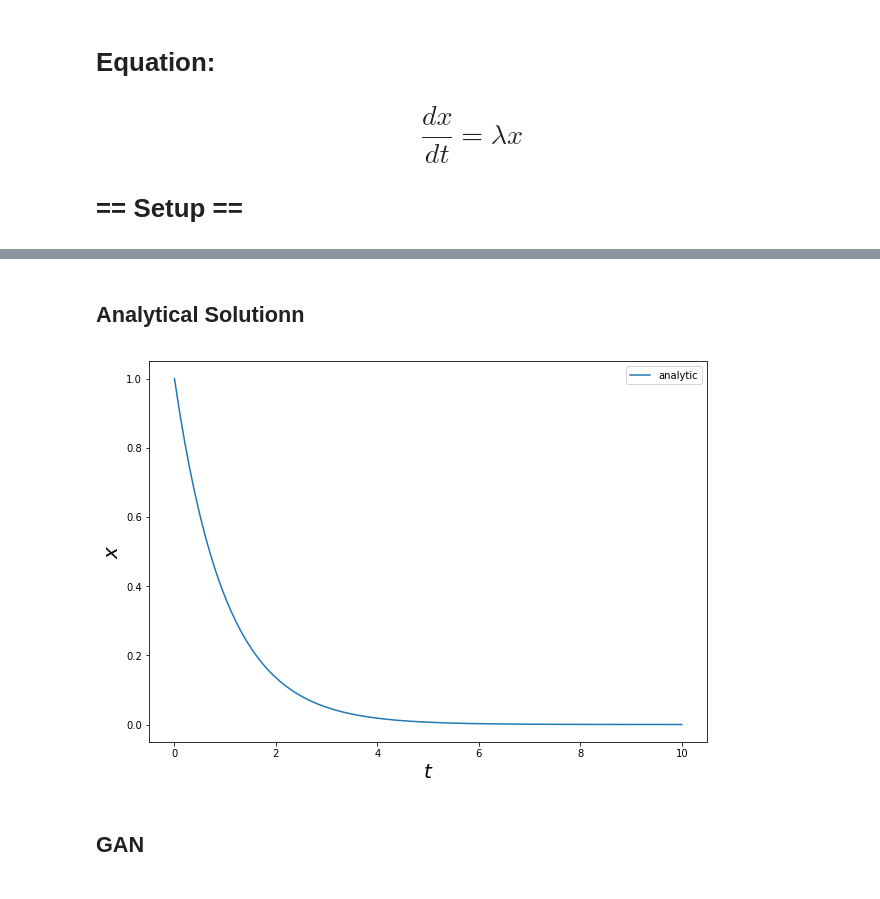
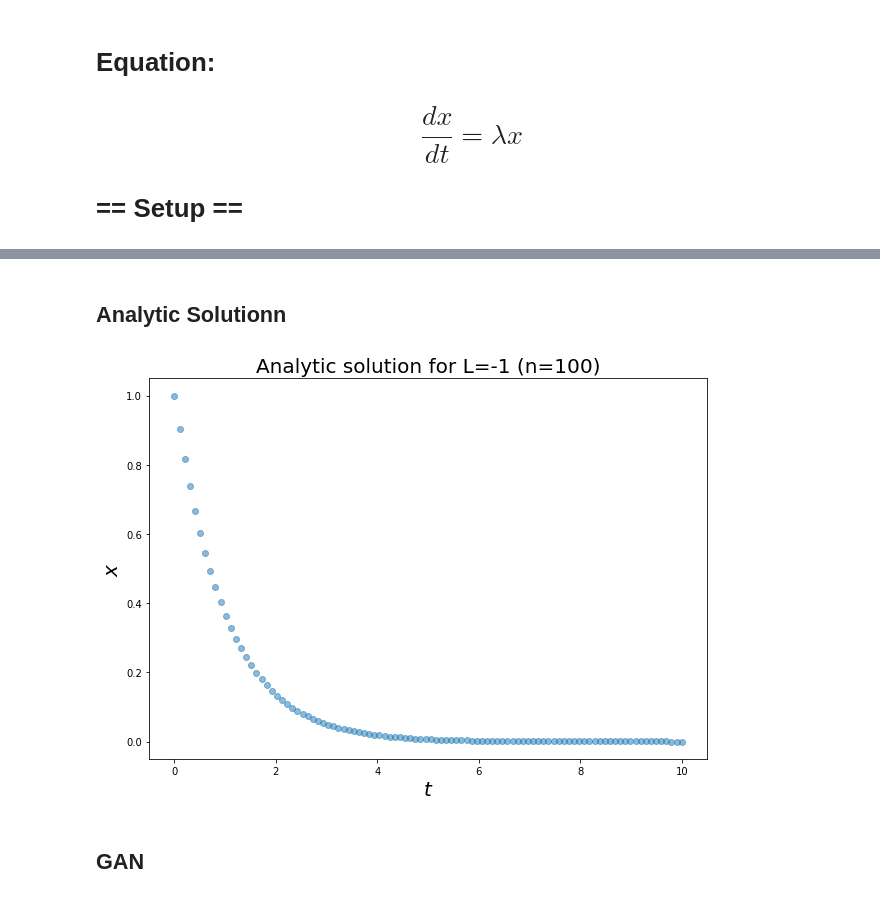
Before and after one commit to dylanrandle/denn, a Jupyter notebook: GAN.ipynb, the cells around one changed output, grey strips where cells are left out. Cells and saved outputs as stored; diff of their text form; code cells hidden in the pictures.

```diff
--- a/GAN.ipynb
+++ b/GAN.ipynb
@@ -16,19 +16,19 @@ import matplotlib.pyplot as plt
 
 <img src="discriminator.png" width="500">
 # %% [markdown]
-## Analytical Solutionn
+## Analytic Solutionn
 # %%
 L = -1
 analytic = lambda t: np.exp(L*t)
 # %%
 t = np.linspace(0,10,100)
 plt.figure(figsize=(10,7))
 plt.xlabel('$t$', fontsize=20)
 plt.ylabel('$x$', fontsize=20)
-plt.plot(t, analytic(t), '-', label='analytic')
-plt.legend();
+plt.plot(t, analytic(t), 'o', alpha=0.5, label='analytic')
+plt.title('Analytic solution for L=-1 (n=100)', fontsize=20);
 # %% [output]
-[figure, old version]
+[figure, new version]
 # %% [markdown]
 ## GAN
 # %%
```
Also changed, not shown: parts of 27 cells of this notebook, 2 other files.
